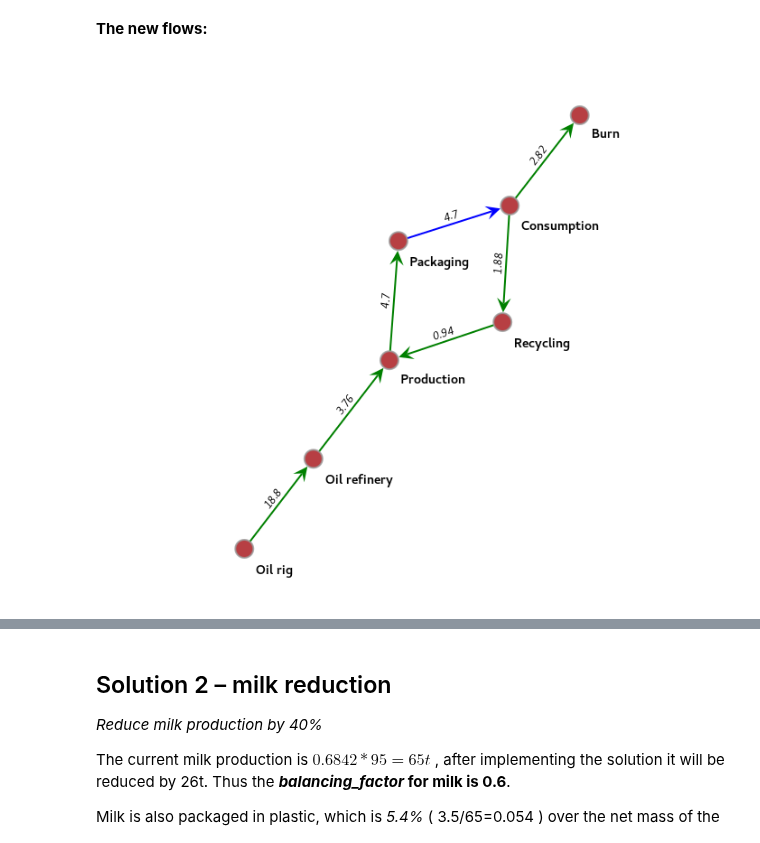
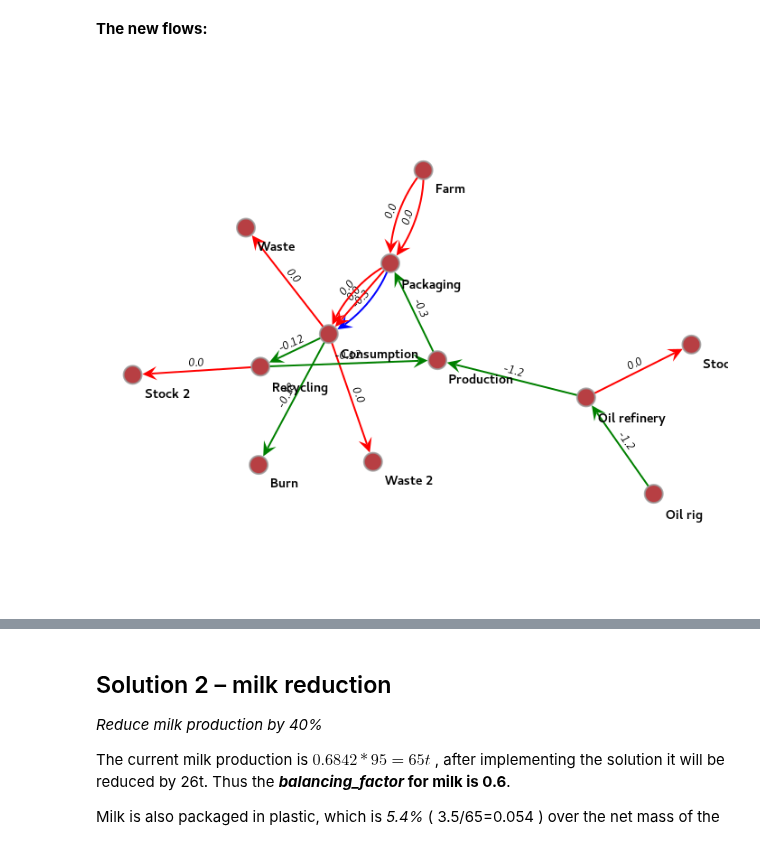
Before and after one commit to MaxBo/REPAiR-Web, a Jupyter notebook: flow_modelling/flow_modelling.ipynb, the cells around one changed output, grey strips where cells are left out. Saved outputs shown, nothing was run; the diff lists cells and outputs as text; code cells hidden in the pictures.

Commit message:
Change mass balancing so that flow can be summed
Instead of storing the new mass of the flow, store only the
signed change. Then solution-parts can be simply summed up
with the original flows.

```diff
--- a/flow_modelling/flow_modelling.ipynb
+++ b/flow_modelling/flow_modelling.ipynb
@@ -187,17 +187,17 @@ Thus the provided solution modfies the *green* edges and must not modify the *re
 # %%
 cols = []
 sol_edges = [] # edges affected by the solution
-edge_mask = g_split.new_edge_property("bool")
+edge_mask_1 = g_split.new_edge_property("bool")
 for i, e in enumerate(g_split.edges()):
     if eprop_material[e] in ['plastic', 'crude oil']:
         cols.append("green")
         sol_edges.append(e)
-        edge_mask[e] = True
+        edge_mask_1[e] = True
         vtx_mask[e.source()] = True
         vtx_mask[e.target()] = True
     else:
         cols.append("red")
-        edge_mask[e] = False
+        edge_mask_1[e] = False
 ecolors = g_split.new_edge_property("string", vals=cols)
 #sol_e = sol_edges[0] # the flow/edge that is directly affected by the solution (reduction of plastic packaging).
                      # I know that is the first in the array because i checked manually for the test
@@ -214,7 +214,7 @@ gt.draw.graph_draw(g_split, vertex_size=20, vertex_text=g_split.vp.id,
 # %% [markdown]
 Mask the edges that are not included in the solution
 # %%
-g_split.set_edge_filter(edge_mask)
+g_split.set_edge_filter(edge_mask_1)
 g_split.set_vertex_filter(vtx_mask)
 gt.draw.graph_draw(g_split, vertex_size=20, vertex_text=g_split.vp.id,
                    vprops={"text_position":0, "font_weight": cairo.FONT_WEIGHT_BOLD, "font_size":14},
@@ -284,11 +284,42 @@ eprop_mass_sol = g_split.new_edge_property("double", vals=eprop_mass.ma * balanc
+# %%
+g_split.clear_filters()
+eprop_mass_sol_1_plastic = eprop_mass.copy()
+eprop_mass_sol_1_plastic[sol_e] = eprop_mass[sol_e] * balancing_factor
+
+for i,e in enumerate(g_split.edges()):
+    if edge_mask_1[e]:
+        src = e.source()
+        if src.in_degree() > 0:
+            all_in = src.in_edges()
+            all_out = src.out_edges()
+            s = []
+            f = []
+            for ein in all_in:
+                s.append(eprop_mass[ein])
+                if edge_mask_1[ein]:
+                    f.append(eprop_mass[ein])
+            sum_in = sum(s)
+            flow = sum(f)
+            sum_siblings_sol = sum([eprop_mass[out] for out in all_out if edge_mask_1[out]]) # sum of mass of the siblings that belong the the solution
+            portion_in = flow * (eprop_mass[e] / sum_siblings_sol) # portion of incoming mass in the current edge (solution edges only)
+            portion_rest = eprop_mass[e] - portion_in # the rest of the flow which does not stem from the incoming solution edge
+            new_mass = ( portion_in * balancing_factor ) + portion_rest
+        else:
+            new_mass = eprop_mass[e] * balancing_factor
+        if new_mass <= eprop_mass[e]:
+            eprop_mass_sol_1_plastic[e] = -1 * (eprop_mass[e] - new_mass)
+        else:
+            eprop_mass_sol_1_plastic[e] = new_mass - eprop_mass[e]
+    else:
+        eprop_mass_sol_1_plastic[e] = 0
 # %% [markdown]
 **The new flows:**
 # %%
-eprop_mass_text_sol = g_split.new_edge_property("string", vals=[round(i,2) for i in eprop_mass_sol])
+eprop_mass_text_sol = g_split.new_edge_property("string", vals=[round(i,2) for i in eprop_mass_sol_1_plastic])
 gt.draw.graph_draw(g_split, vertex_size=20, vertex_text=g_split.vp.id,
                    vprops={"text_position":1, "font_weight": cairo.FONT_WEIGHT_BOLD, "font_size":14},
                    eprops={"font_slant":cairo.FONT_SLANT_ITALIC, "color":ecolors},
                    edge_text=eprop_mass_text_sol,
                    output_size=(700,600), inline=True)
 # %% [output]
-[figure, old version]
+[figure, new version]
```
Also changed, not shown: parts of 26 cells of this notebook.
